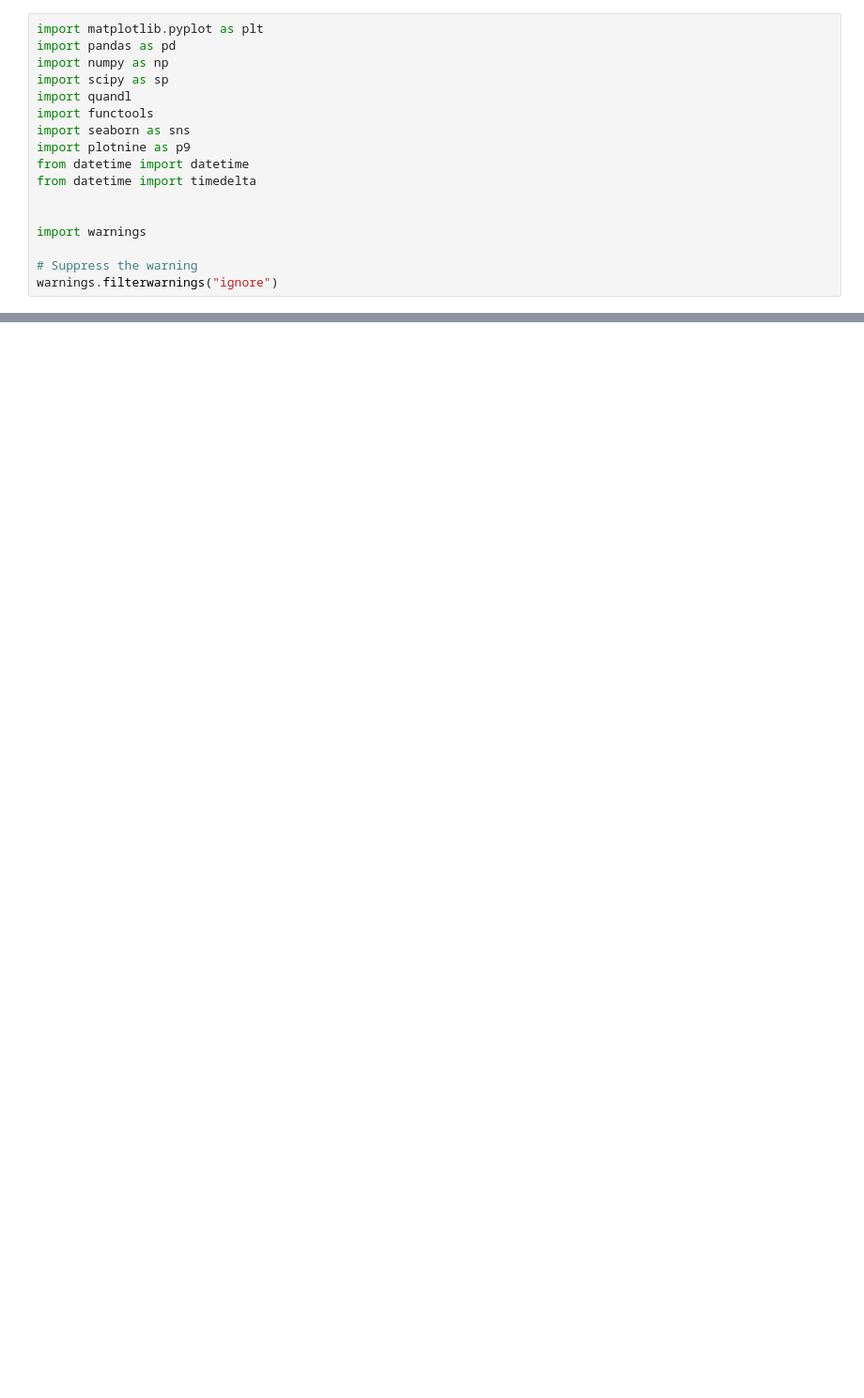
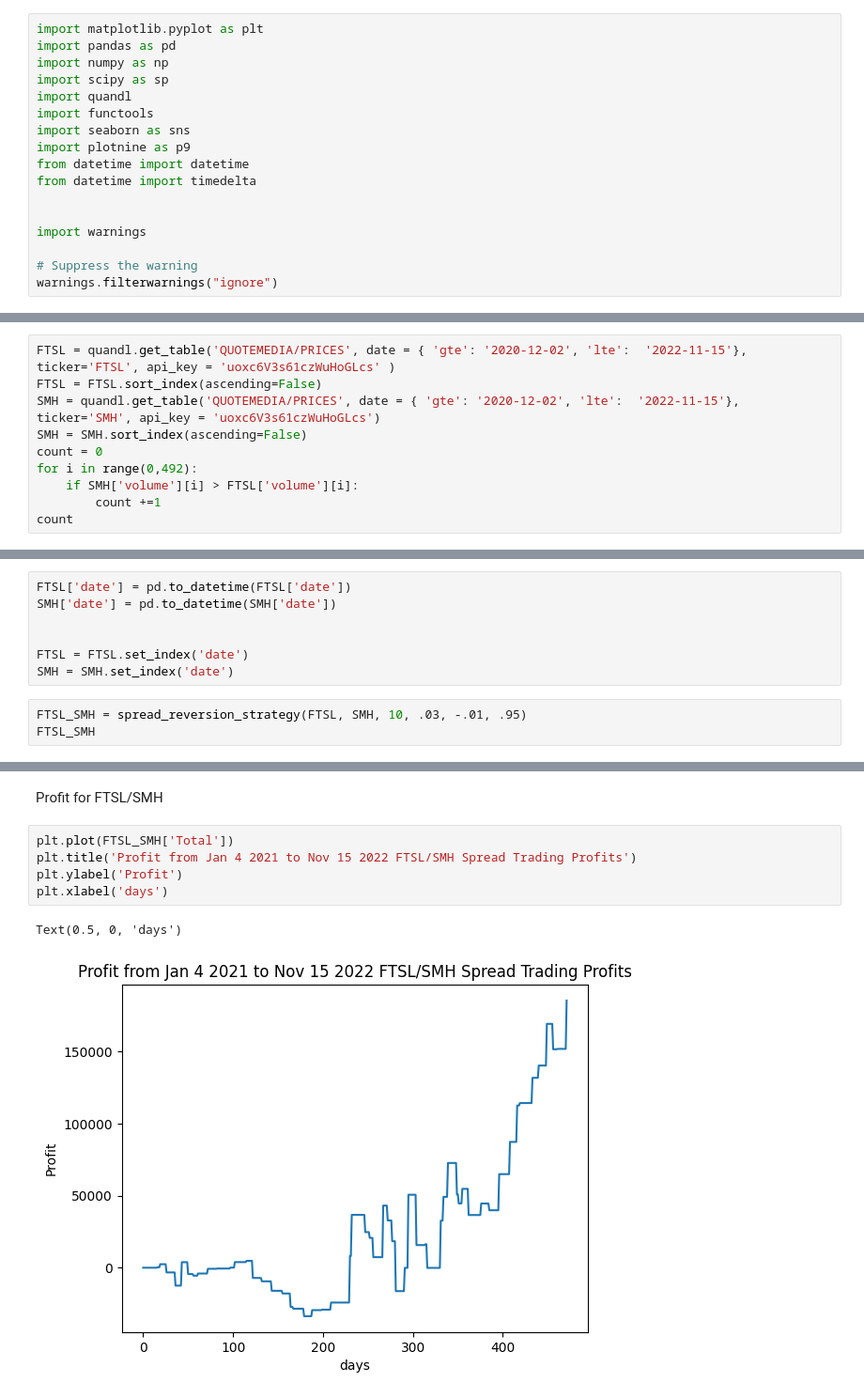
Before and after one commit to tsmcdonnell6604/Quant-Trading-Strategies, a Jupyter notebook: QTS_HW_2.ipynb, the cells around one changed output, grey strips where cells are left out. Shown: that part at 94% size. Cells and saved outputs as stored; diff of their text form; blank space fills up the shorter version.

```diff
--- a/QTS_HW_2.ipynb
+++ b/QTS_HW_2.ipynb
@@ -131,0 +271,10 @@ AttributeError: 'int' object has no attribute 'day'
+# %%
+FTSL = quandl.get_table('QUOTEMEDIA/PRICES', date = { 'gte': '2020-12-02', 'lte':  '2022-11-15'}, ticker='FTSL', api_key = 'uoxc6V3s61czWuHoGLcs' )
+FTSL = FTSL.sort_index(ascending=False)
+SMH = quandl.get_table('QUOTEMEDIA/PRICES', date = { 'gte': '2020-12-02', 'lte':  '2022-11-15'}, ticker='SMH', api_key = 'uoxc6V3s61czWuHoGLcs')
+SMH = SMH.sort_index(ascending=False)
+count = 0
+for i in range(0,492):
+    if SMH['volume'][i] > FTSL['volume'][i]:
+        count +=1
+count
@@ -131,0 +285,10 @@ AttributeError: 'int' object has no attribute 'day'
+# %%
+FTSL['date'] = pd.to_datetime(FTSL['date'])
+SMH['date'] = pd.to_datetime(SMH['date'])
+
+
+FTSL = FTSL.set_index('date')
+SMH = SMH.set_index('date')
+# %%
+FTSL_SMH = spread_reversion_strategy(FTSL, SMH, 10, .03, -.01, .95)
+FTSL_SMH
@@ -131,0 +359,10 @@ AttributeError: 'int' object has no attribute 'day'
+# %% [markdown]
+Profit for FTSL/SMH
+# %%
+plt.plot(FTSL_SMH['Total'])
+plt.title('Profit from Jan 4 2021 to Nov 15 2022 FTSL/SMH Spread Trading Profits')
+plt.ylabel('Profit')
+plt.xlabel('days')
+# %% [output]
+Text(0.5, 0, 'days')
+[figure, added]
```
Also changed, not shown: parts of 42 cells of this notebook, 2 other files.
